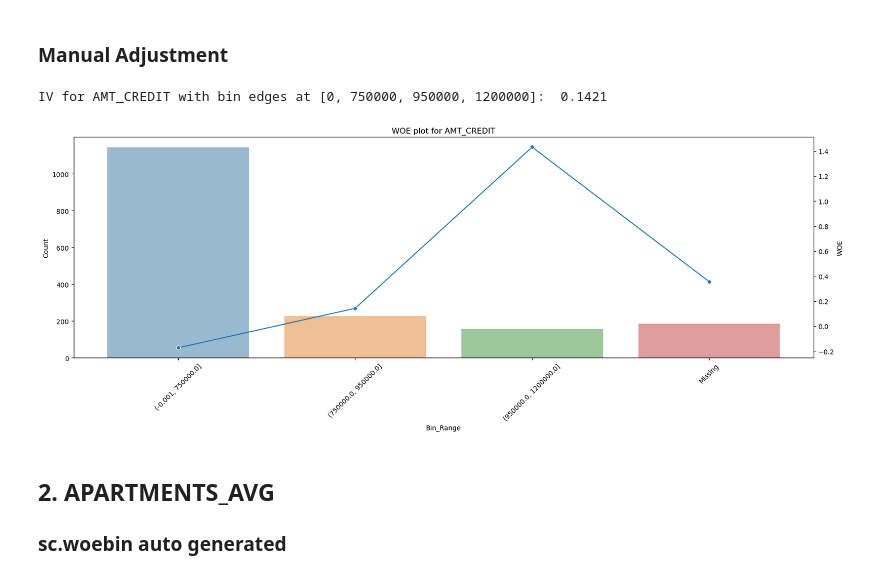
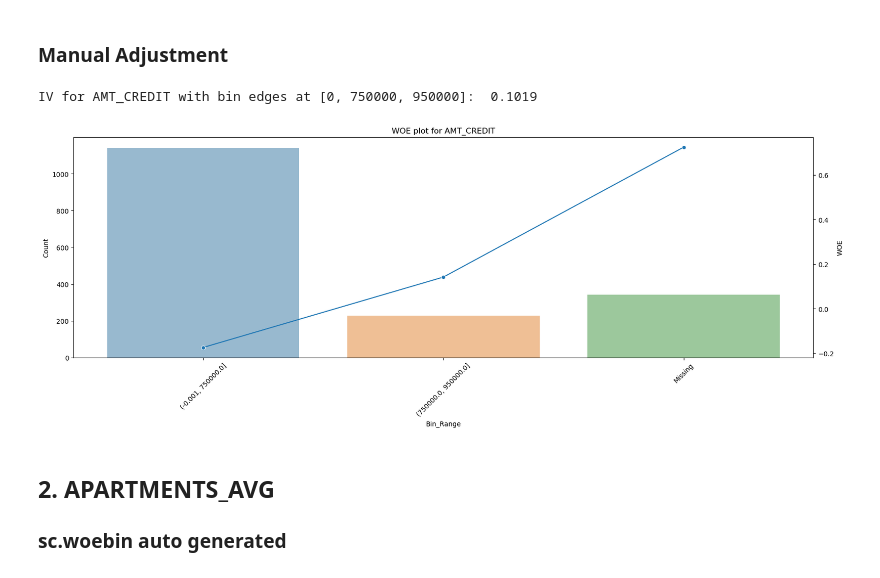
Before and after one commit to traveltheworldwithaflaskoftea/FA_Project, a Jupyter notebook: shiting_draft6.ipynb, the cells around one changed output. Saved outputs shown, nothing was run; the diff lists cells and outputs as text; code cells hidden in the pictures.

```diff
--- a/shiting_draft6.ipynb
+++ b/shiting_draft6.ipynb
@@ -846,11 +844,11 @@ IV for AMT_CREDIT with bin edges at [0, 350000, 550000, 750000, 950000, 1200000]
 # %% [markdown]
 ### Manual Adjustment
 # %%
-woe_iv_bin_edges(stronger_df_filtered_forsc, 'AMT_CREDIT', bin_edges= [0,750000, 950000,1200000], show_woe=True)
+woe_iv_bin_edges(stronger_df_filtered_forsc, 'AMT_CREDIT', bin_edges= [0,750000, 950000], show_woe=True)
 # med predictive IV strength ==> 0.1-0.3
 # %% [output]
-IV for AMT_CREDIT with bin edges at [0, 750000, 950000, 1200000]:  0.1421
+IV for AMT_CREDIT with bin edges at [0, 750000, 950000]:  0.1019
-[figure, old version]
+[figure, new version]
 # %% [markdown]
 ## 2. APARTMENTS_AVG
 ### sc.woebin auto generated
```
Also changed, not shown: parts of 19 cells of this notebook.
